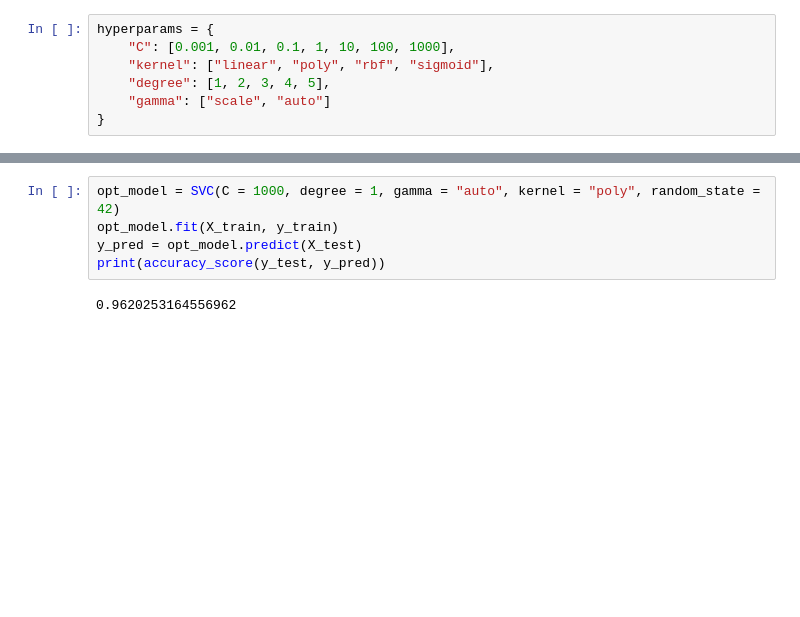
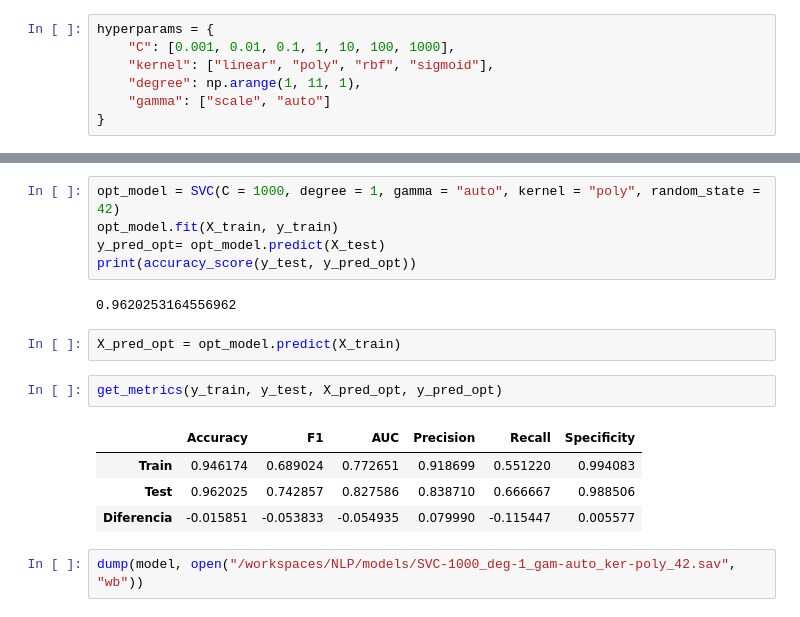
Before and after one commit to RmVa23/NLP, a Jupyter notebook: src/explore.ipynb, the cells around one changed output, grey strips where cells are left out. Saved outputs shown, nothing was run; the diff lists cells and outputs as text; blank space fills up the shorter version.

```diff
--- a/src/explore.ipynb
+++ b/src/explore.ipynb
@@ -182,7 +241,7 @@ accuracy
 hyperparams = {
     "C": [0.001, 0.01, 0.1, 1, 10, 100, 1000],
     "kernel": ["linear", "poly", "rbf", "sigmoid"],
-    "degree": [1, 2, 3, 4, 5],
+    "degree": np.arange(1, 11, 1),
     "gamma": ["scale", "auto"]
 }
 # %%
@@ -194,7 +253,18 @@ Mejores hiperparametros: {'C': 1000, 'degree': 1, 'gamma': 'auto', 'kernel': 'po
 # %%
 opt_model = SVC(C = 1000, degree = 1, gamma = "auto", kernel = "poly", random_state = 42)
 opt_model.fit(X_train, y_train)
-y_pred = opt_model.predict(X_test)
-print(accuracy_score(y_test, y_pred))
+y_pred_opt= opt_model.predict(X_test)
+print(accuracy_score(y_test, y_pred_opt))
 # %% [output]
 0.9620253164556962
+# %%
+X_pred_opt = opt_model.predict(X_train)
+# %%
+get_metrics(y_train, y_test, X_pred_opt, y_pred_opt)
+# %% [output]
+|  | Accuracy | F1 | AUC | Precision | Recall | Specificity |
+| Train | 0.946174 | 0.689024 | 0.772651 | 0.918699 | 0.551220 | 0.994083 |
+| Test | 0.962025 | 0.742857 | 0.827586 | 0.838710 | 0.666667 | 0.988506 |
+| Diferencia | -0.015851 | -0.053833 | -0.054935 | 0.079990 | -0.115447 | 0.005577 |
+# %%
+dump(model, open("/workspaces/NLP/models/SVC-1000_deg-1_gam-auto_ker-poly_42.sav", "wb"))
```
Also changed, not shown: parts of 4 cells of this notebook, 1 other file.
